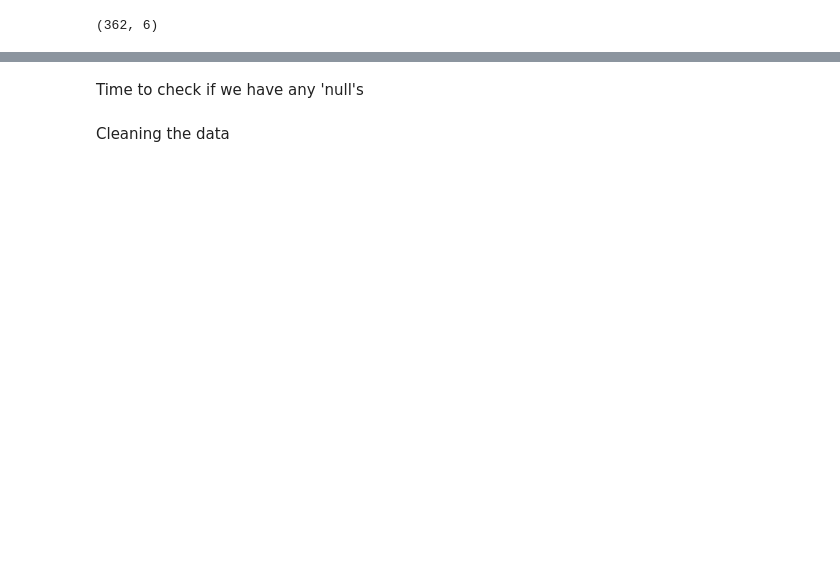
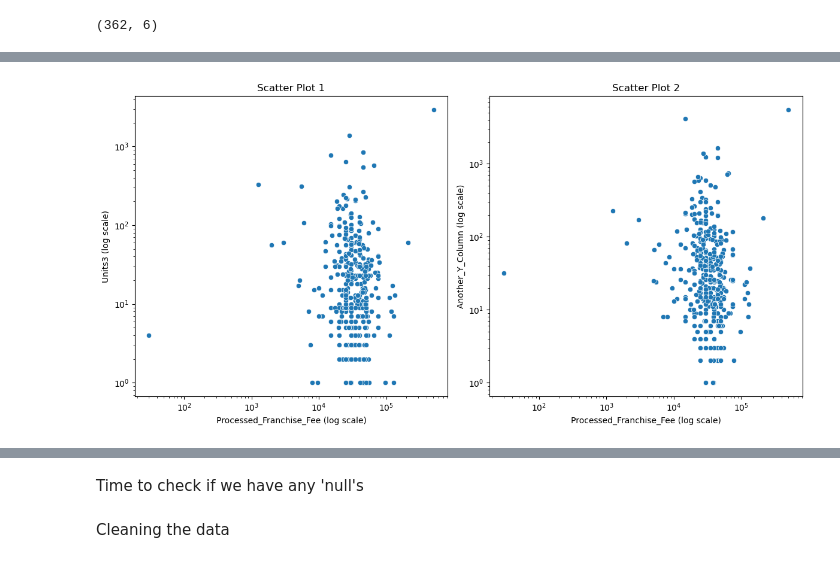
Before and after one commit to ChadSim/firstPro, a Jupyter notebook: Fin Project.ipynb, the cells around one changed output, grey strips where cells are left out. Saved outputs shown, nothing was run; the diff lists cells and outputs as text; code cells hidden in the pictures; blank space fills up the shorter version.

```diff
--- a/Fin Project.ipynb
+++ b/Fin Project.ipynb
@@ -172,0 +253,25 @@ ValueError: cannot convert float NaN to integer
+# %%
+# Create a figure with two subplots
+fig, (ax1, ax2) = plt.subplots(1, 2, figsize=(12, 6))
+
+# Scatter plot 1
+sns.scatterplot(data=new_df_1yr, x= 'Processed_Franchise_Fee', y='Units1', ax=ax1)
+ax1.set_title('Scatter Plot 1')
+ax1.set_xlabel('Processed_Franchise_Fee (log scale)')
+ax1.set_ylabel('Units3 (log scale)')
+ax1.set_xscale('log')
+ax1.set_yscale('log')
+
+# Scatter plot 2
+sns.scatterplot(data=new_df_3yr, x='Processed_Franchise_Fee', y='Units3', ax=ax2)
+ax2.set_title('Scatter Plot 2')
+ax2.set_xlabel('Processed_Franchise_Fee (log scale)')
+ax2.set_ylabel('Another_Y_Column (log scale)')
+ax2.set_xscale('log')
+ax2.set_yscale('log')
+
+# Adjust layout and show the plots
+plt.tight_layout()
+plt.show()
+# %% [output]
+[figure, added]
```
Also changed, not shown: parts of 26 cells of this notebook.
